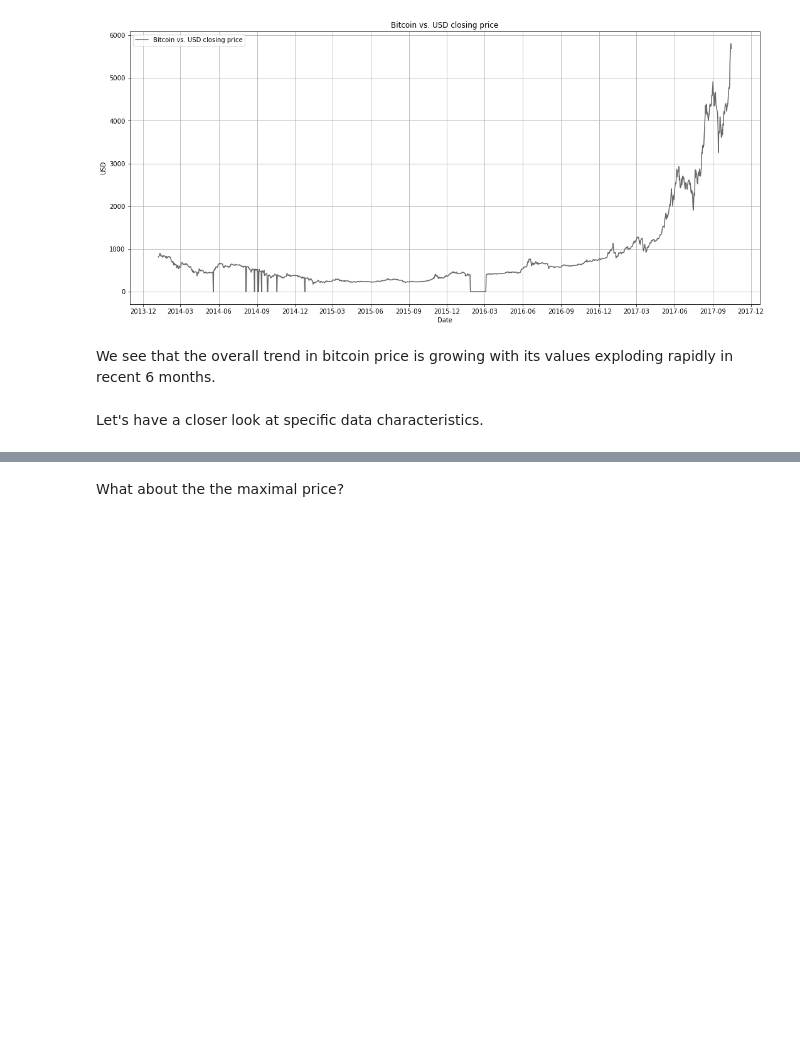
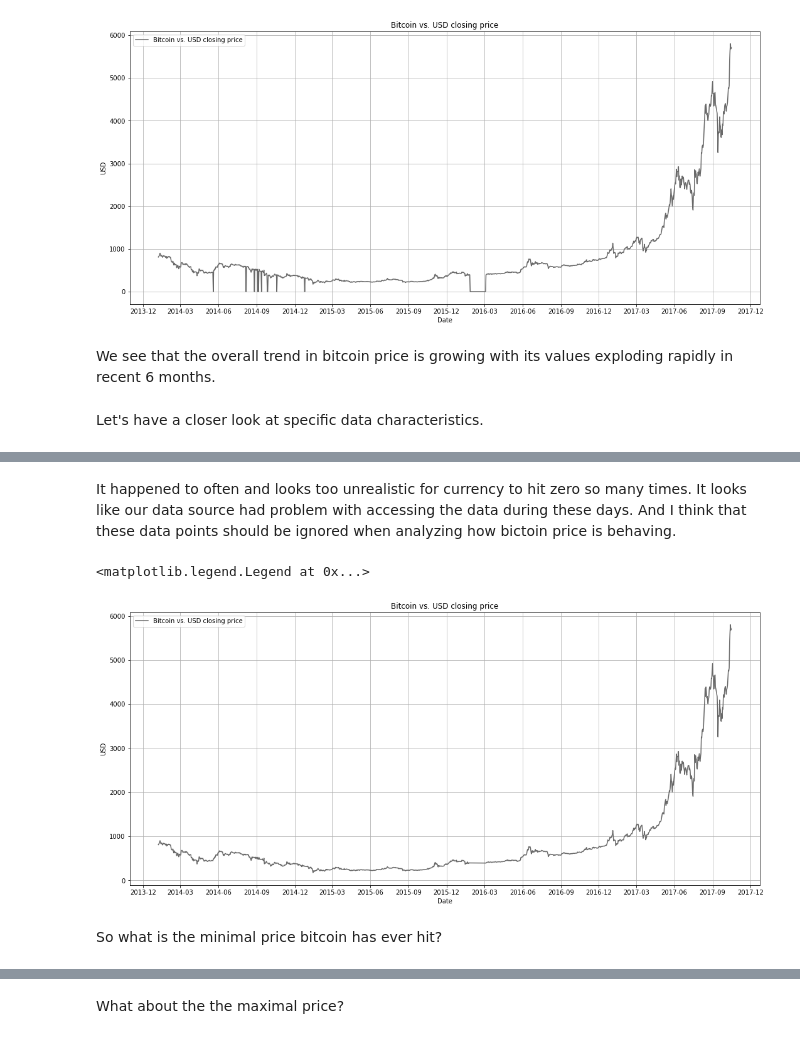
Before and after one commit to msznajder/bitcoin_price_changes_quick_analysis, a Jupyter notebook: #002 How does bitcoin price changes over time? (13-10-2017).ipynb, the cells around one changed output, grey strips where cells are left out. Cells and saved outputs as stored; diff of their text form; code cells hidden in the pictures; blank space fills up the shorter version.

Commit message:
#002 How does bitcoin price changes over time? Started getting data process. Finished answer.

```diff
--- a/#002 How does bitcoin price changes over time? (13-10-2017).ipynb
+++ b/#002 How does bitcoin price changes over time? (13-10-2017).ipynb
@@ -135,0 +156,21 @@ On the plot we can see that \$0.00 price was reached several times. Why and when
+# %% [markdown]
+It happened to often and looks too unrealistic for currency to hit zero so many times. It looks like our data source had problem with accessing the data during these days. And I think that these data points should be ignored when analyzing how bictoin price is behaving.
+# %%
+bitcoin_df = bitcoin_df[bitcoin_df["Close"] != 0]
+# %%
+fig, axes = plt.subplots(figsize=(18, 8))
+months = MonthLocator(range(1, 13), bymonthday=1, interval=3)
+monthsFmt = DateFormatter("%Y-%m")
+axes.set_title("Bitcoin vs. USD closing price")
+axes.plot_date(bitcoin_df['Date'], bitcoin_df["Close"], fmt='m', color="dimgrey", label="Bitcoin vs. USD closing price")
+axes.xaxis.set_major_locator(months)
+axes.xaxis.set_major_formatter(monthsFmt)
+axes.set_xlabel("Date")
+axes.set_ylabel("USD")
+axes.grid(True, which='major')
+axes.legend(loc=0)
+# %% [output]
+<matplotlib.legend.Legend at 0x...>
+[figure, added]
+# %% [markdown]
+So what is the minimal price bitcoin has ever hit?
```
Also changed, not shown: parts of 12 cells of this notebook, 1 other file.
